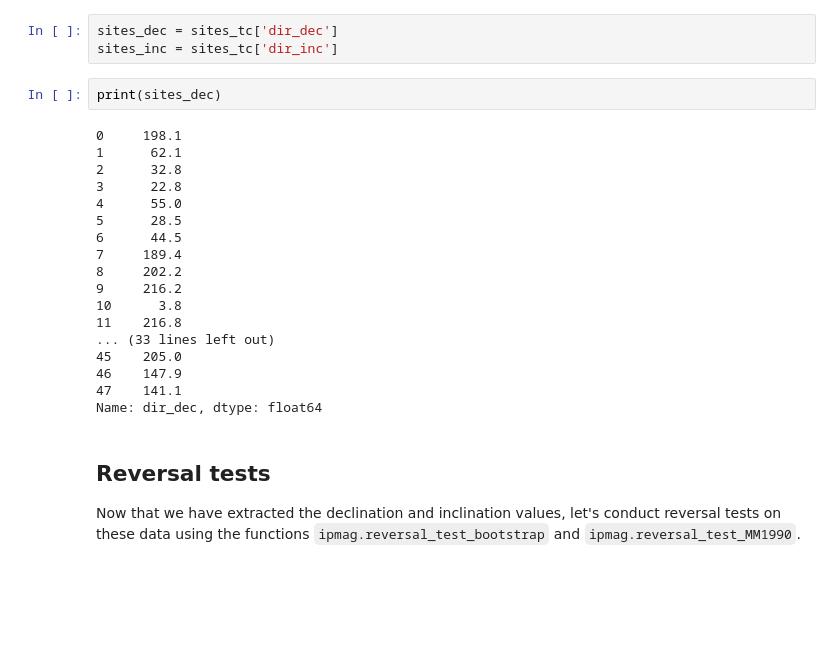
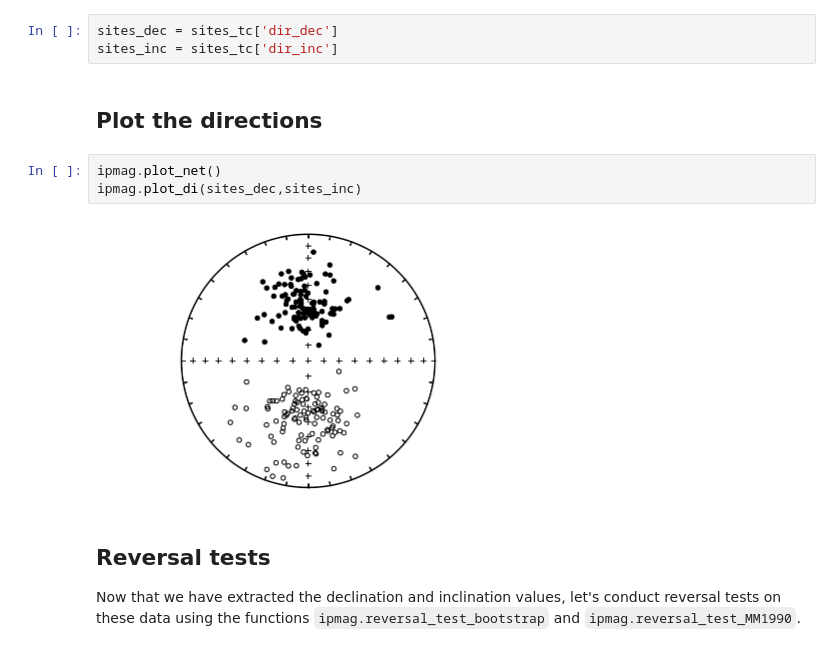
Before and after one commit to PmagPy/PmagPy-docs, a Jupyter notebook: example_notebooks/template_notebooks/reversal_test.ipynb, the cells around one changed output. Cells and saved outputs as stored; diff of their text form; blank space fills up the shorter version.

```diff
--- a/example_notebooks/template_notebooks/reversal_test.ipynb
+++ b/example_notebooks/template_notebooks/reversal_test.ipynb
@@ -116,26 +89,13 @@ If you wanted to do the test on the `sites_tc` data, you would switch in `sites_
 # %%
 sites_dec = sites_tc['dir_dec']
 sites_inc = sites_tc['dir_inc']
-# %%
-print(sites_dec)
-# %% [output]
-0     198.1
-1      62.1
-2      32.8
-3      22.8
-4      55.0
-5      28.5
-6      44.5
-7     189.4
-8     202.2
-9     216.2
-10      3.8
-11    216.8
-... (33 lines left out)
-45    205.0
-46    147.9
-47    141.1
-Name: dir_dec, dtype: float64
+# %% [markdown]
+## Plot the directions
+# %%
+ipmag.plot_net()
+ipmag.plot_di(sites_dec,sites_inc)
+# %% [output]
+[figure, added]
 # %% [markdown]
 ## Reversal tests
 
```
Also changed, not shown: parts of 15 cells of this notebook.
